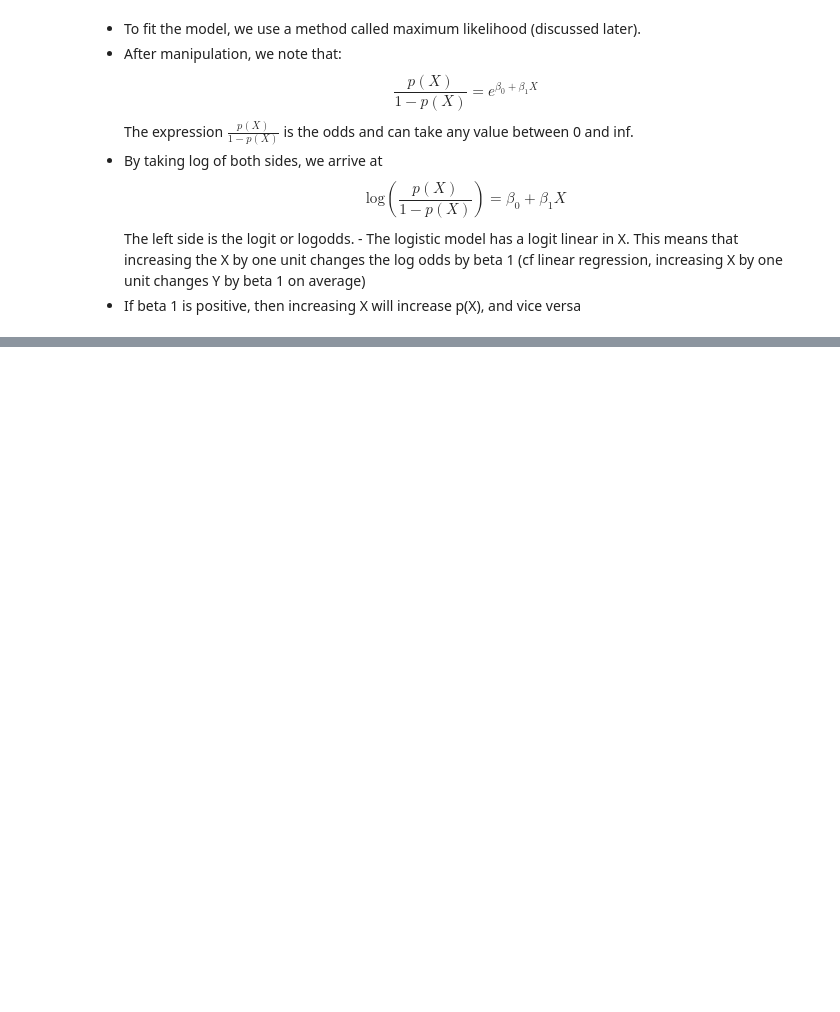
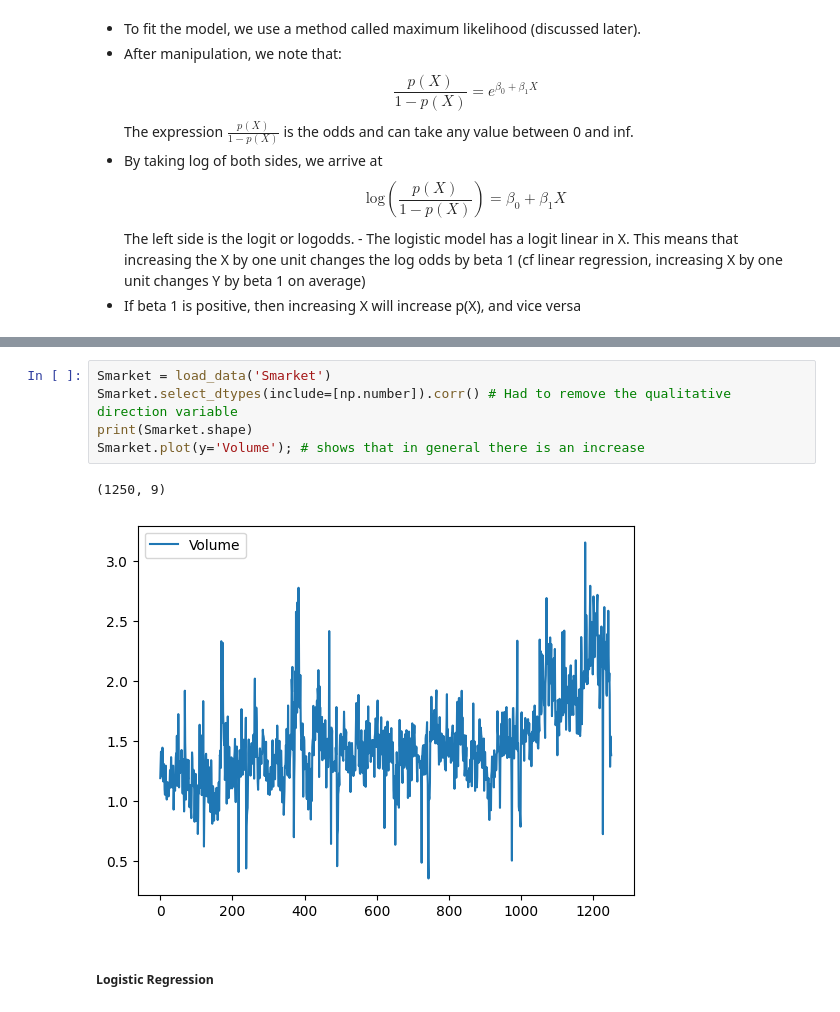
Before and after one commit to AlexBulloso/Notes-on-Stats-and-AI, a Jupyter notebook: Data Science/ISL in Python and R/Ch4-Classification.ipynb, the cells around one changed output, grey strips where cells are left out. Drawn from its saved outputs; the diff is of its cells as text; blank space fills up the shorter version.

```diff
--- a/Data Science/ISL in Python and R/Ch4-Classification.ipynb
+++ b/Data Science/ISL in Python and R/Ch4-Classification.ipynb
@@ -66,0 +421,10 @@ This estimates $\hat{\beta_0}$ and $\hat{\beta_1}$ to maximise the function.
+# %%
+Smarket = load_data('Smarket')
+Smarket.select_dtypes(include=[np.number]).corr() # Had to remove the qualitative direction variable
+print(Smarket.shape)
+Smarket.plot(y='Volume'); # shows that in general there is an increase
+# %% [output]
+(1250, 9)
+[figure, added]
+# %% [markdown]
+##### Logistic Regression
```
Also changed, not shown: parts of 77 cells of this notebook, 2 other files.
